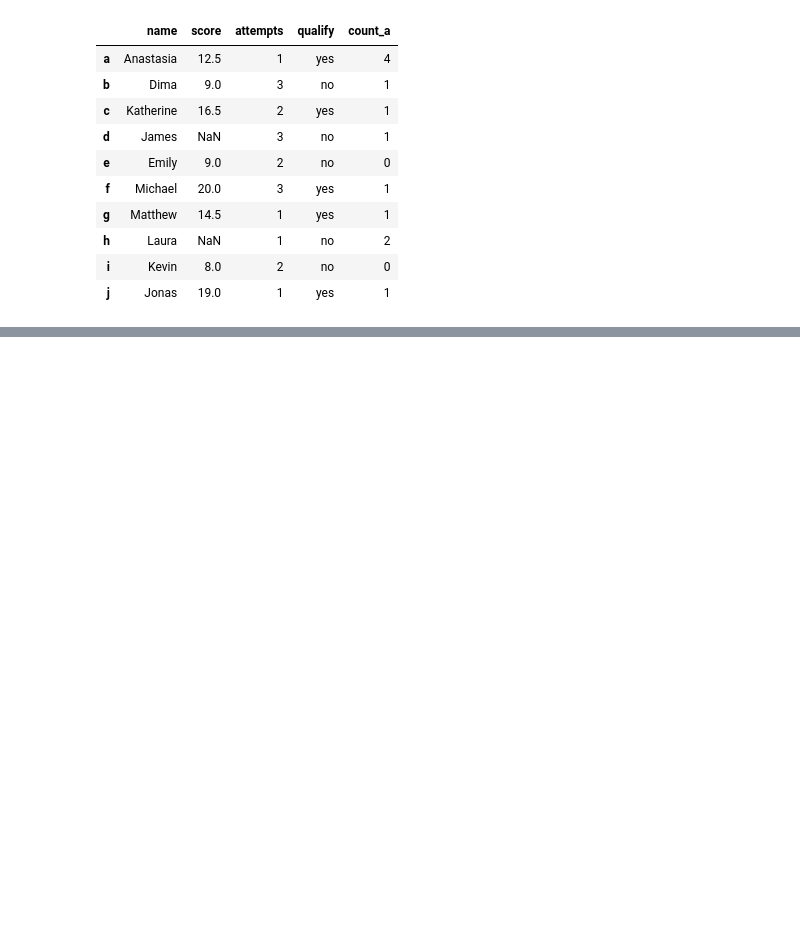
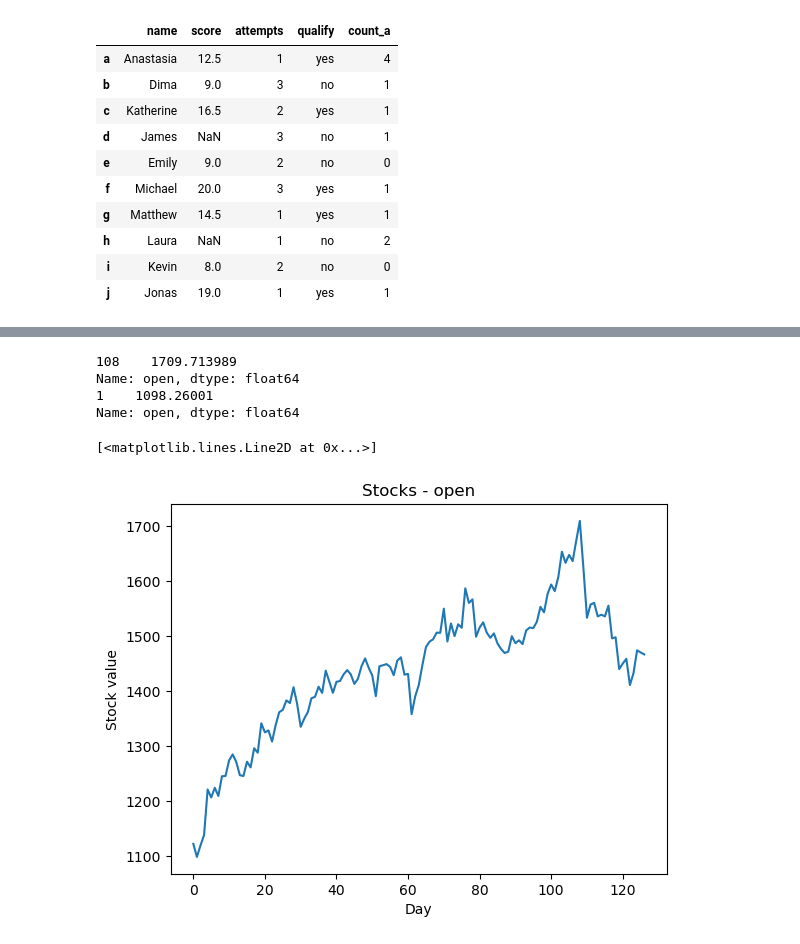
Before and after one commit to yotam-sh/learning_os_gis_development, a Jupyter notebook: pandas/day_26_learning_pandas.ipynb, the cells around one changed output, grey strips where cells are left out. Saved outputs shown, nothing was run; the diff lists cells and outputs as text; code cells hidden in the pictures; blank space fills up the shorter version.

Commit message:
Meddling with matplotlib

```diff
--- a/pandas/day_26_learning_pandas.ipynb
+++ b/pandas/day_26_learning_pandas.ipynb
@@ -50,0 +58,4 @@ df_submain
+# %%
+csv = r'C:\Users\yotam\Documents\Python\repos\learning_os_gis_development\material\matplot_training\alphabet_stock_data.csv'
+df_alphabet = pd.read_csv(csv).rename(mapper=(lambda x: x.lower()), axis='columns')
+df_alphabet.head()
@@ -50,0 +69,17 @@ df_submain
+# %%
+print(df_alphabet[df_alphabet['open'] == df_alphabet['open'].max()]['open'])
+print(df_alphabet[df_alphabet['open'] == df_alphabet['open'].min()]['open'])
+# %% [output]
+108    1709.713989
+Name: open, dtype: float64
+1    1098.26001
+Name: open, dtype: float64
+# %%
+fig, ax = plt.subplots()
+ax.set_title('Stocks - open')
+ax.set_xlabel('Day')
+ax.set_ylabel('Stock value')
+ax.plot(df_alphabet['open'])
+# %% [output]
+[<matplotlib.lines.Line2D at 0x...>]
+[figure, added]
```
Also changed, not shown: parts of 5 cells of this notebook.
